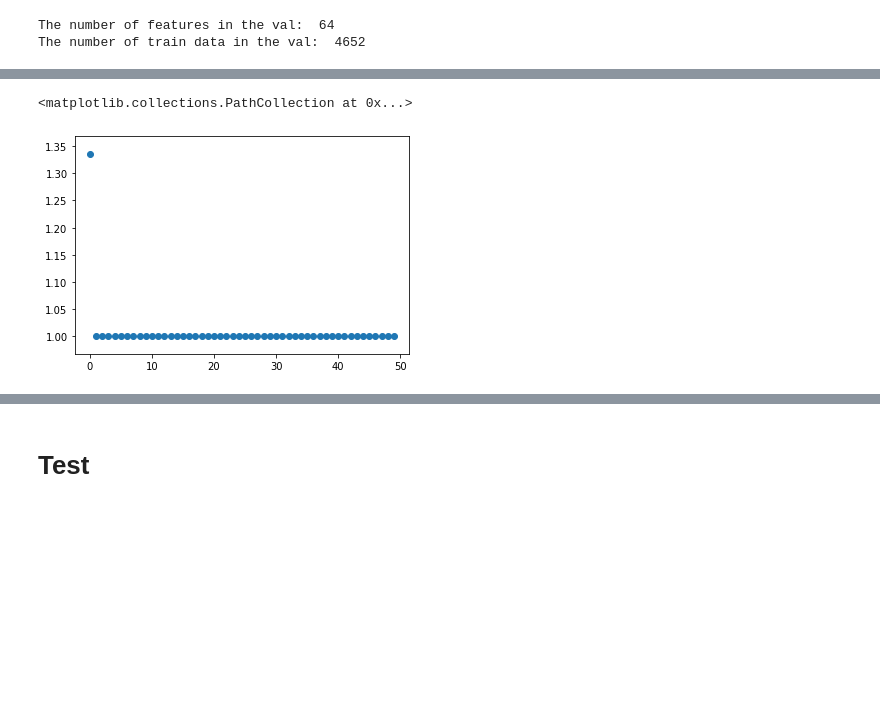
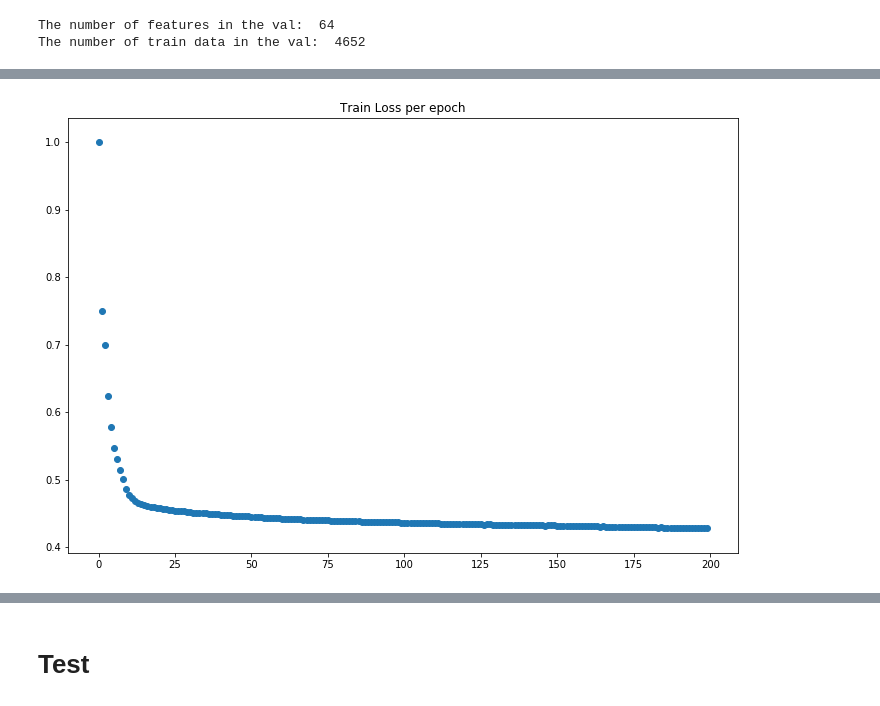
Before and after one commit to ShaulSolomon/academix-ydata-project-truncated, a Jupyter notebook: code/5_vae.ipynb, the cells around one changed output, grey strips where cells are left out. Cells and saved outputs as stored; diff of their text form; code cells hidden in the pictures; blank space fills up the shorter version.

```diff
--- a/code/5_vae.ipynb
+++ b/code/5_vae.ipynb
@@ -255,7 +255,7 @@ def loss_function(recon_x, x, mu, log_var):
     KLD = torch.sum(KLD_element).mul_(-0.5) / BATCH_SIZE
     if KLD < -1e-5:
         print(KLD)
-    return MSE + KLD
+    return MSE# + KLD
 # %%
 model = VAE(hidden_dim1=32,hidden_dim2=16,latent_dim=8).to(device)
 optimizer = optim.Adam(model.parameters())
@@ -300,6 +300,6 @@ def test_model(test_loader, model):
     test_loss /= num_batch_test
     return test_loss
 # %%
-train_log, val_log = train_epoch(train_loader,model,loss_function,optimizer,num_epochs= 50)
+train_log, val_log = train_epoch(train_loader,model,loss_function,optimizer,num_epochs= 200)
 # %% [output]
 Started training epoch no. 1
@@ -322,7 +322,8 @@ Started training epoch no. 50
 # %%
 train_loss_plt = [x['train_loss'] for x in train_log]
-plt.scatter(range(len(train_loss_plt)),train_loss_plt)
+plt.figure(figsize=(12,8))
+plt.title("Train Loss per epoch")
+plt.scatter(range(len(train_loss_plt)),train_loss_plt);
 # %% [output]
-<matplotlib.collections.PathCollection at 0x...>
-[figure, old version]
+[figure, new version]
 # %%
```
Also changed, not shown: parts of 13 cells of this notebook.
